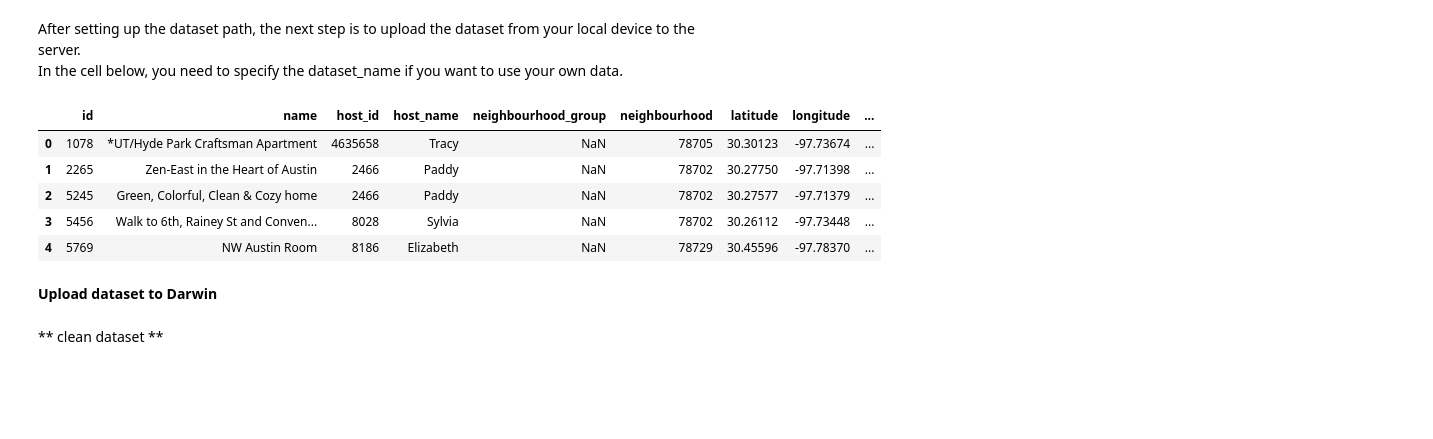
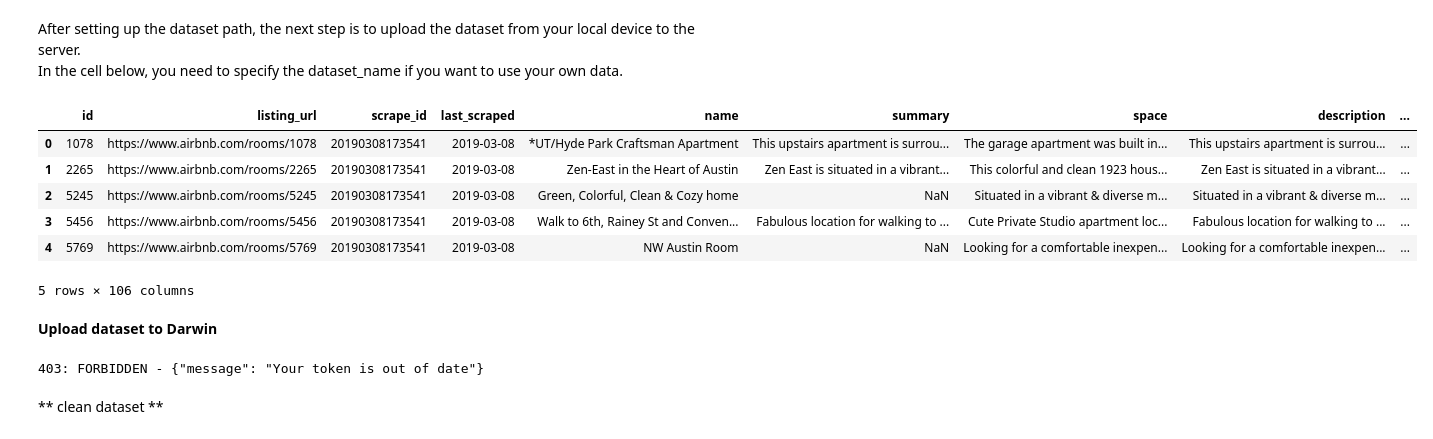
Before and after one commit to ykassif/airbnb_darwin, a Jupyter notebook: regression_notebook_trial.ipynb, the cells around one changed output. Saved outputs shown, nothing was run; the diff lists cells and outputs as text; code cells hidden in the pictures; blank space fills up the shorter version.

```diff
--- a/regression_notebook_trial.ipynb
+++ b/regression_notebook_trial.ipynb
@@ -55,5 +53,5 @@ NameError: name 'DarwinSdk' is not defined
 **Data Path** <br>
 In the cell below, set the path to your dataset, the default is Darwin's example datasets
 # %%
-path = 'listings/'
+path = 'data/'
 # %% [markdown]
@@ -63,16 +61,17 @@ path = 'listings/'
 # %% [markdown]
 After setting up the dataset path, the next step is to upload the dataset from your local device to the server. <br> In the cell below, you need to specify the dataset_name if you want to use your own data.
 # %%
-dataset_name = 'austin_listings.csv'
+dataset_name = 'listings.csv'
 df = pd.read_csv(os.path.join(path, dataset_name))
 df.head()
 # %% [output]
-|  | id | name | host_id | host_name | neighbourhood_group | neighbourhood | latitude | longitude | ... |
-| 0 | 1078 | *UT/Hyde Park Craftsman Apartment | 4635658 | Tracy | NaN | 78705 | 30.30123 | -97.73674 | ... |
-| 1 | 2265 | Zen-East in the Heart of Austin | 2466 | Paddy | NaN | 78702 | 30.27750 | -97.71398 | ... |
-| 2 | 5245 | Green, Colorful, Clean & Cozy home | 2466 | Paddy | NaN | 78702 | 30.27577 | -97.71379 | ... |
-| 3 | 5456 | Walk to 6th, Rainey St and Conven... | 8028 | Sylvia | NaN | 78702 | 30.26112 | -97.73448 | ... |
-| 4 | 5769 | NW Austin Room | 8186 | Elizabeth | NaN | 78729 | 30.45596 | -97.78370 | ... |
+|  | id | listing_url | scrape_id | last_scraped | name | summary | space | description | ... |
+| 0 | 1078 | https://www.airbnb.com/rooms/1078 | 20190308173541 | 2019-03-08 | *UT/Hyde Park Craftsman Apartment | This upstairs apartment is surrou... | The garage apartment was built in... | This upstairs apartment is surrou... | ... |
+| 1 | 2265 | https://www.airbnb.com/rooms/2265 | 20190308173541 | 2019-03-08 | Zen-East in the Heart of Austin | Zen East is situated in a vibrant... | This colorful and clean 1923 hous... | Zen East is situated in a vibrant... | ... |
+| 2 | 5245 | https://www.airbnb.com/rooms/5245 | 20190308173541 | 2019-03-08 | Green, Colorful, Clean & Cozy home | NaN | Situated in a vibrant & diverse m... | Situated in a vibrant & diverse m... | ... |
+| 3 | 5456 | https://www.airbnb.com/rooms/5456 | 20190308173541 | 2019-03-08 | Walk to 6th, Rainey St and Conven... | Fabulous location for walking to ... | Cute Private Studio apartment loc... | Fabulous location for walking to ... | ... |
+| 4 | 5769 | https://www.airbnb.com/rooms/5769 | 20190308173541 | 2019-03-08 | NW Austin Room | NaN | Looking for a comfortable inexpen... | Looking for a comfortable inexpen... | ... |
+5 rows × 106 columns
 # %% [markdown]
 **Upload dataset to Darwin**
 # %%
@@ -81,6 +80,8 @@ status, message = ds.delete_dataset(dataset_name)
 status, dataset = ds.upload_dataset(os.path.join(path, dataset_name))
 if not status:
     print(dataset)
+# %% [output]
+403: FORBIDDEN - {"message": "Your token is out of date"}
 # %% [markdown]
 ** clean dataset **
 # %%
```
Also changed, not shown: parts of 3 cells of this notebook, 51 other files.
